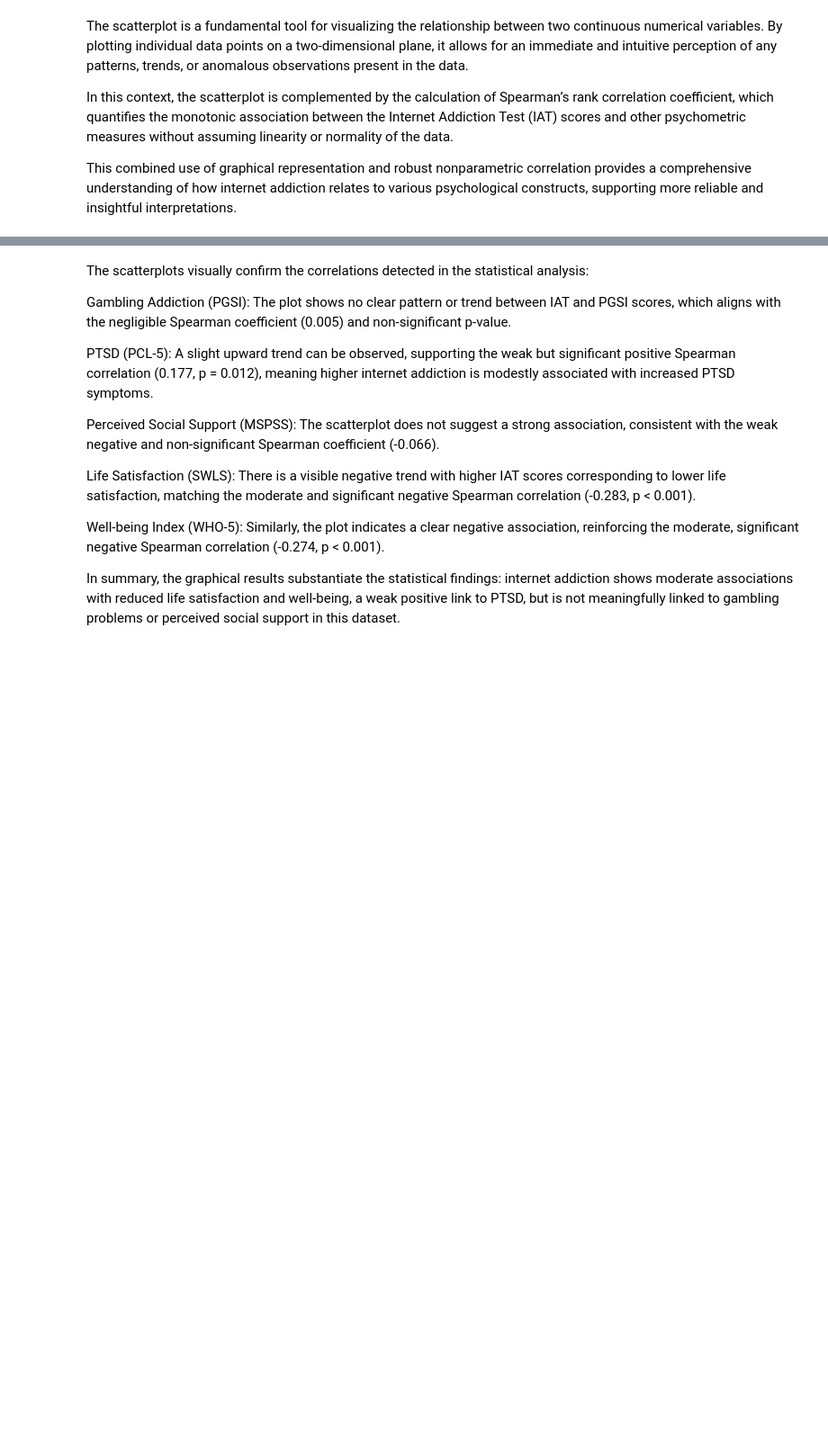
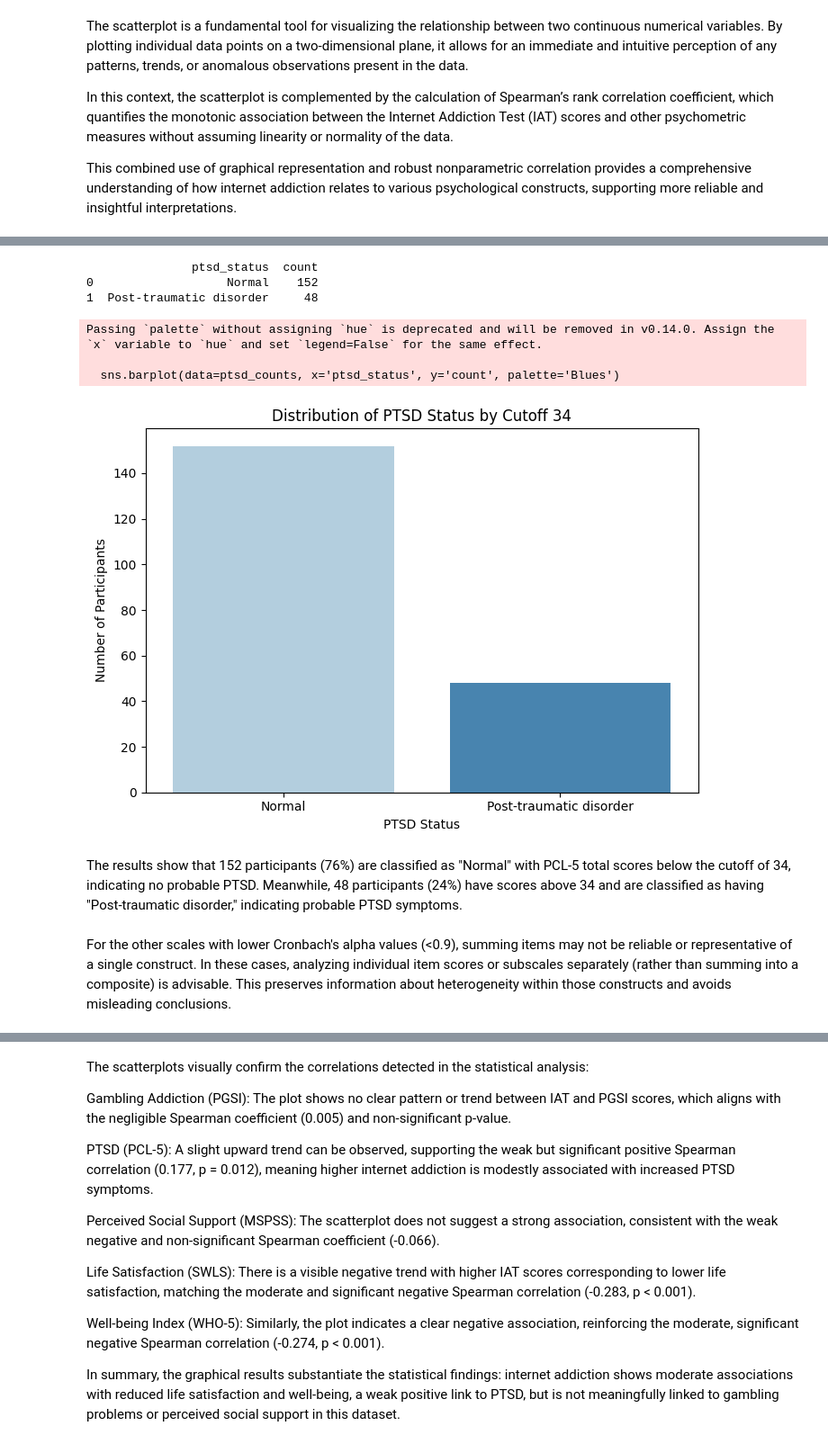
Before and after one commit to francescaius/ehealth2025_gruppo12, a Jupyter notebook: eHealthProject_20252026/dataset_analysis copy2.ipynb, the cells around one changed output, grey strips where cells are left out. Shown at 90% size. Drawn from its saved outputs; the diff is of its cells as text; code cells hidden in the pictures; blank space fills up the shorter version.

```diff
--- a/eHealthProject_20252026/dataset_analysis copy2.ipynb
+++ b/eHealthProject_20252026/dataset_analysis copy2.ipynb
@@ -1391,0 +1440,3 @@ This combined use of graphical representation and robust nonparametric correlati
+# %%
+# Sum the existing pcl5 columns into 'sum_pcl5'
+df_filtered['sum_pcl5'] = df_filtered[pcl5_cols].sum(axis=1)
@@ -1391,0 +1465,36 @@ This combined use of graphical representation and robust nonparametric correlati
+# %%
+# Define PTSD status based on cutoff 34
+def classify_ptsd(total):
+    return 'Normal' if total < 34 else 'Post-traumatic disorder'
+
+# Apply classification to the sum_pcl5 column
+df_filtered = df_filtered.copy()  # Make sure you are working on a copy
+df_filtered.loc[:, 'ptsd_status'] = df_filtered['sum_pcl5'].apply(classify_ptsd)
+
+# Count occurrences of each category
+ptsd_counts = df_filtered['ptsd_status'].value_counts().reset_index()
+ptsd_counts.columns = ['ptsd_status', 'count']
+
+# Print counts
+print(ptsd_counts)
+
+# Plot the distribution
+plt.figure(figsize=(7,5))
+sns.barplot(data=ptsd_counts, x='ptsd_status', y='count', palette='Blues')
+plt.xlabel('PTSD Status')
+plt.ylabel('Number of Participants')
+plt.title('Distribution of PTSD Status by Cutoff 34')
+plt.tight_layout()
+plt.show()
+# %% [output]
+               ptsd_status  count
+0                   Normal    152
+1  Post-traumatic disorder     48
+Passing `palette` without assigning `hue` is deprecated and will be removed in v0.14.0. Assign the `x` variable to `hue` and set `legend=False` for the same effect.
+
+  sns.barplot(data=ptsd_counts, x='ptsd_status', y='count', palette='Blues')
+[figure, added]
+# %% [markdown]
+The results show that 152 participants (76%) are classified as "Normal" with PCL-5 total scores below the cutoff of 34, indicating no probable PTSD. Meanwhile, 48 participants (24%) have scores above 34 and are classified as having "Post-traumatic disorder," indicating probable PTSD symptoms.
+# %% [markdown]
+For the other scales with lower Cronbach's alpha values (<0.9), summing items may not be reliable or representative of a single construct. In these cases, analyzing individual item scores or subscales separately (rather than summing into a composite) is advisable. This preserves information about heterogeneity within those constructs and avoids misleading conclusions.
```
Also changed, not shown: parts of 14 cells of this notebook.
